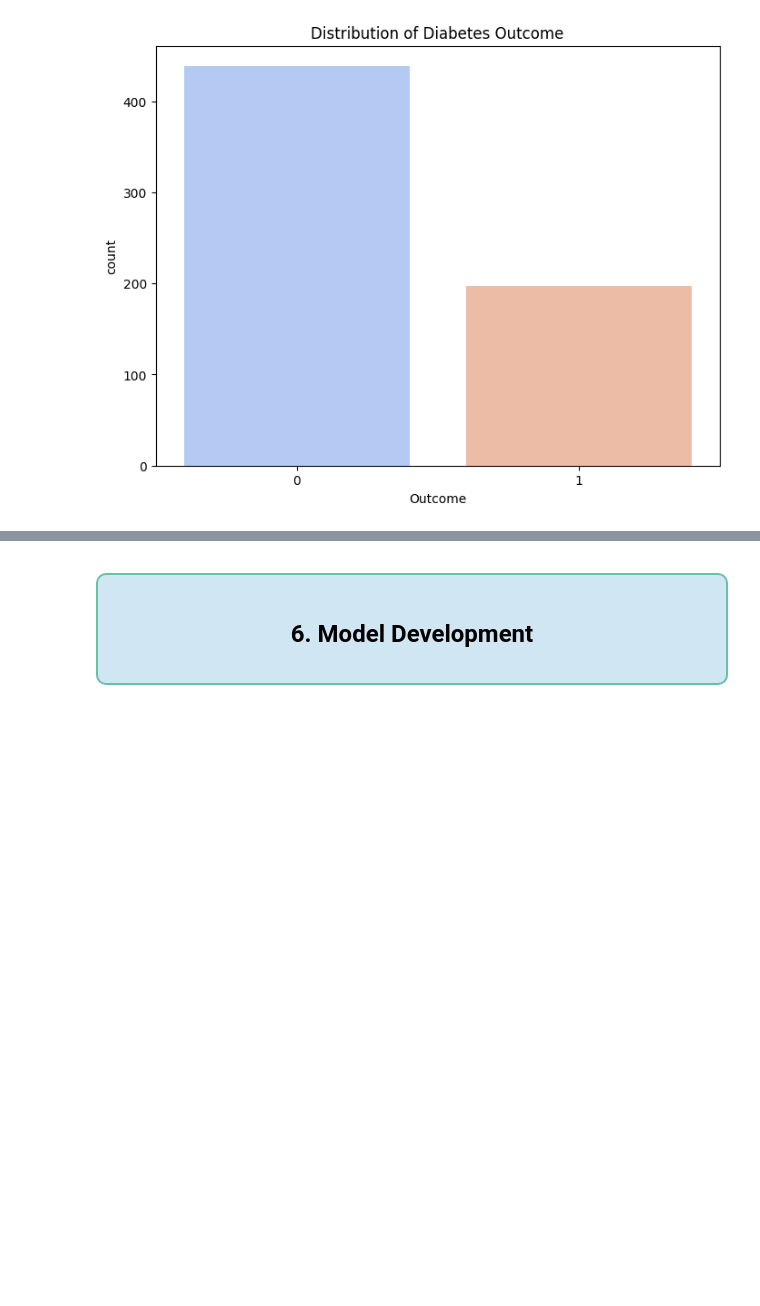
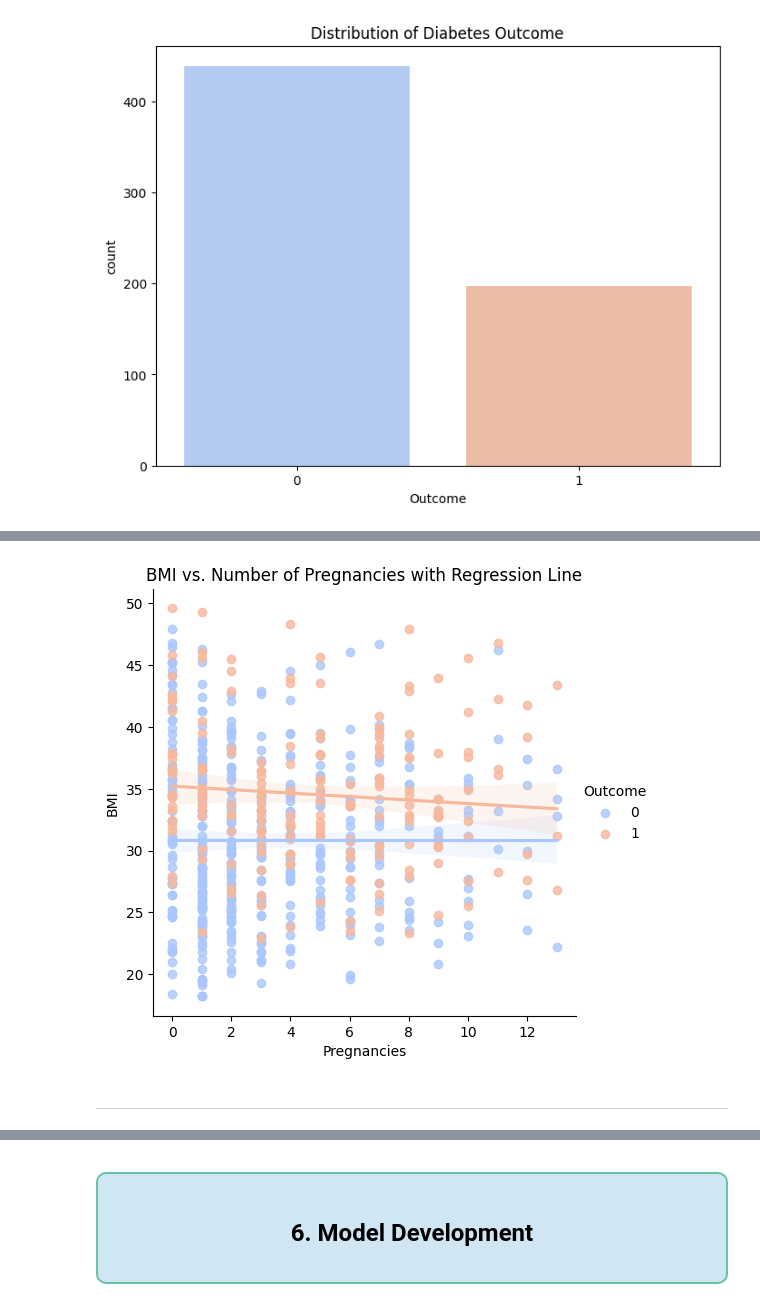
Before and after one commit to misbahkhattak718-pixel/Mentorship-Program--Devsil, a Jupyter notebook: Weekly Mini Projects/week 5/Diabetes_dataset_containing_patient_Health_indicators.ipynb, the cells around one changed output, grey strips where cells are left out. Drawn from its saved outputs; the diff is of its cells as text; code cells hidden in the pictures; blank space fills up the shorter version.

```diff
--- a/Weekly Mini Projects/week 5/Diabetes_dataset_containing_patient_Health_indicators.ipynb
+++ b/Weekly Mini Projects/week 5/Diabetes_dataset_containing_patient_Health_indicators.ipynb
@@ -912,0 +929,9 @@ fig.show()
+# %%
+# how to effect of increase and decrease the BMI with the pregnancies using a best plot in which people is outcome 1 and outcome 0:
+sns.lmplot(x='Pregnancies', y='BMI', data=df, hue='Outcome', palette='coolwarm')
+plt.title('BMI vs. Number of Pregnancies with Regression Line')
+plt.show()
+# %% [output]
+[figure, added]
+# %% [markdown]
+---
```
Also changed, not shown: parts of 9 cells of this notebook.
